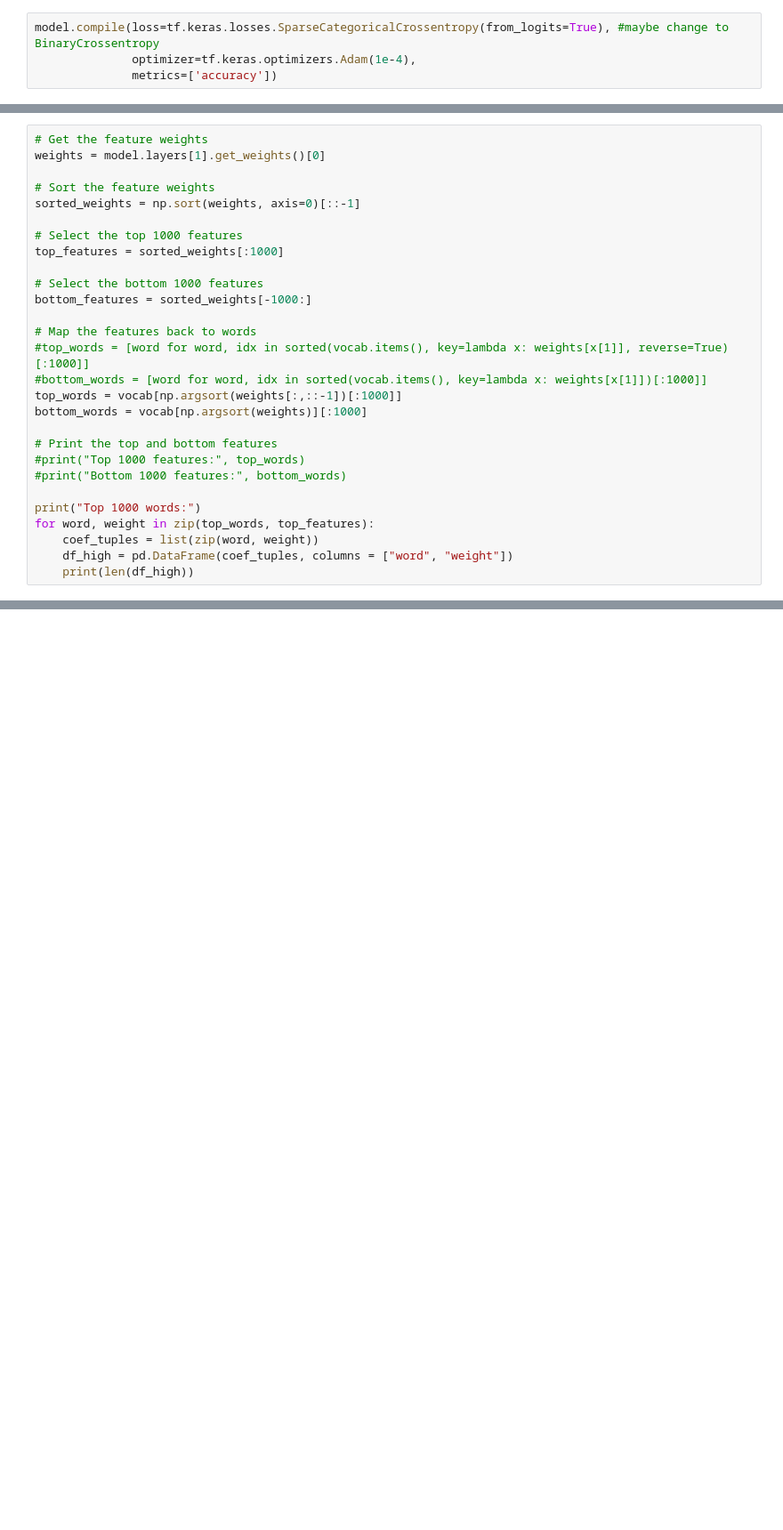
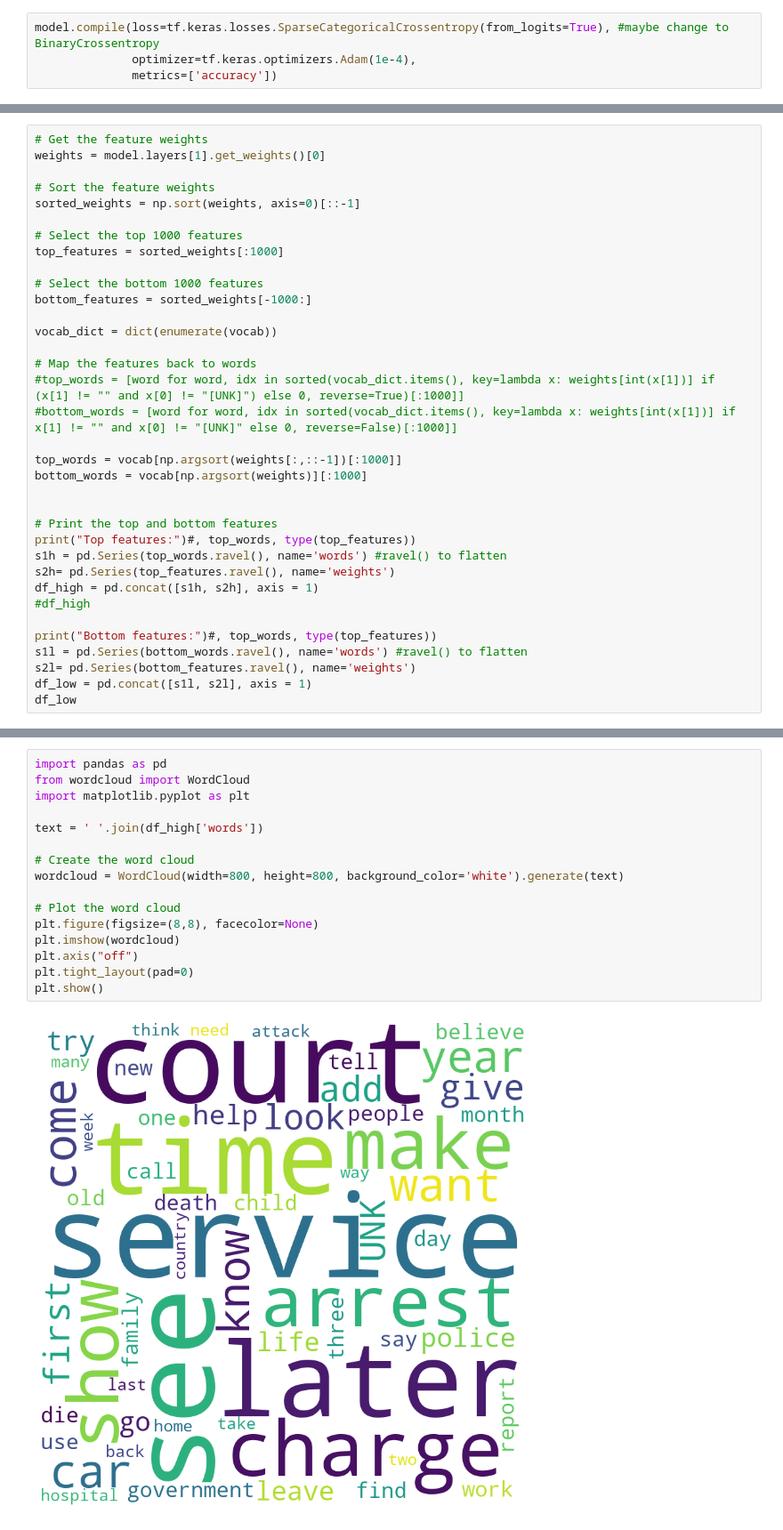
Before and after one commit to yvferreiro/MasterThesis, a Jupyter notebook: RNN.ipynb, the cells around one changed output, grey strips where cells are left out. Shown at 89% size. Saved outputs shown, nothing was run; the diff lists cells and outputs as text; blank space fills up the shorter version.

```diff
--- a/RNN.ipynb
+++ b/RNN.ipynb
@@ -187,19 +234,26 @@ top_features = sorted_weights[:1000]
 # Select the bottom 1000 features
 bottom_features = sorted_weights[-1000:]
 
+vocab_dict = dict(enumerate(vocab))
+
 # Map the features back to words
-#top_words = [word for word, idx in sorted(vocab.items(), key=lambda x: weights[x[1]], reverse=True)[:1000]]
-#bottom_words = [word for word, idx in sorted(vocab.items(), key=lambda x: weights[x[1]])[:1000]]
+#top_words = [word for word, idx in sorted(vocab_dict.items(), key=lambda x: weights[int(x[1])] if (x[1] != "" and x[0] != "[UNK]") else 0, reverse=True)[:1000]]
+#bottom_words = [word for word, idx in sorted(vocab_dict.items(), key=lambda x: weights[int(x[1])] if x[1] != "" and x[0] != "[UNK]" else 0, reverse=False)[:1000]]
+
 top_words = vocab[np.argsort(weights[:,::-1])[:1000]]
 bottom_words = vocab[np.argsort(weights)][:1000]
 
+
 # Print the top and bottom features
-#print("Top 1000 features:", top_words)
-#print("Bottom 1000 features:", bottom_words)
+print("Top features:")#, top_words, type(top_features))
+s1h = pd.Series(top_words.ravel(), name='words') #ravel() to flatten
+s2h= pd.Series(top_features.ravel(), name='weights')
+df_high = pd.concat([s1h, s2h], axis = 1)
+#df_high
 
-print("Top 1000 words:")
-for word, weight in zip(top_words, top_features):
-    coef_tuples = list(zip(word, weight))
-    df_high = pd.DataFrame(coef_tuples, columns = ["word", "weight"])
-    print(len(df_high))
+print("Bottom features:")#, top_words, type(top_features))
+s1l = pd.Series(bottom_words.ravel(), name='words') #ravel() to flatten
+s2l= pd.Series(bottom_features.ravel(), name='weights')
+df_low = pd.concat([s1l, s2l], axis = 1)
+df_low
 # %% [output]
@@ -210,0 +321,18 @@ NameError: name 'df_high' is not defined
+# %%
+import pandas as pd
+from wordcloud import WordCloud
+import matplotlib.pyplot as plt
+
+text = ' '.join(df_high['words'])
+
+# Create the word cloud
+wordcloud = WordCloud(width=800, height=800, background_color='white').generate(text)
+
+# Plot the word cloud
+plt.figure(figsize=(8,8), facecolor=None)
+plt.imshow(wordcloud)
+plt.axis("off")
+plt.tight_layout(pad=0)
+plt.show()
+# %% [output]
+[figure, added]
```
Also changed, not shown: parts of 27 cells of this notebook, 1 other file.
